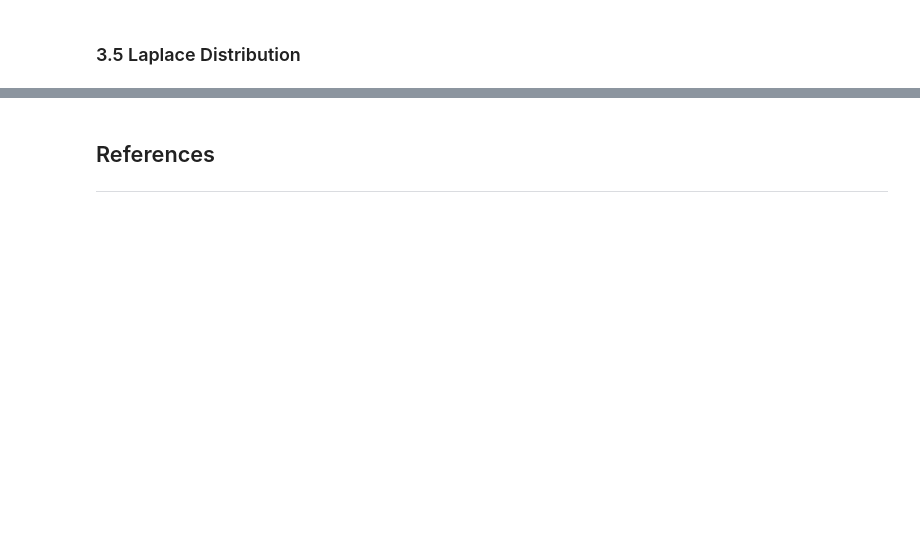
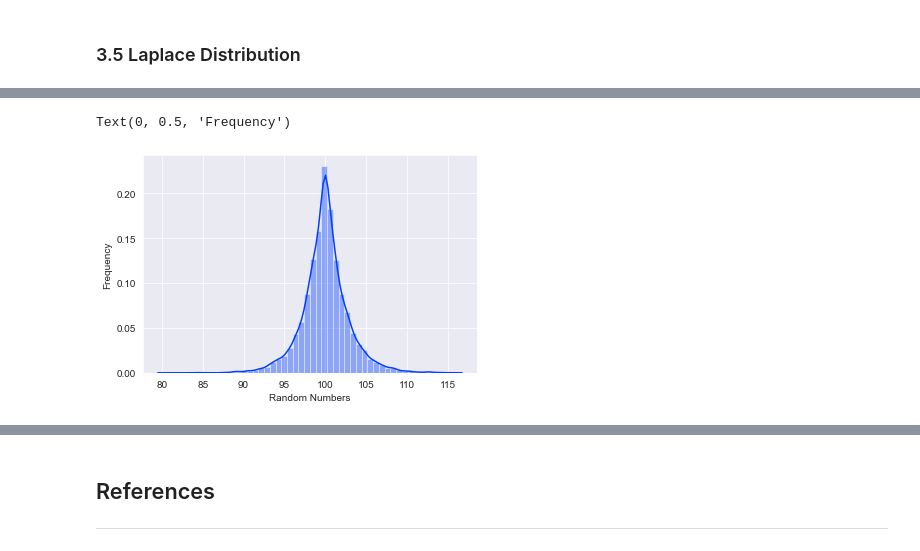
Before and after one commit to JPLee01/Programming_for_Data_Analysis-Assignment, a Jupyter notebook: Programming_for_Data_Analysis-Assignment.ipynb, the cells around one changed output, grey strips where cells are left out. Drawn from its saved outputs; the diff is of its cells as text; code cells hidden in the pictures; blank space fills up the shorter version.

Commit message:
Finishing of Section 3. Code for Poisson Distribution needs to be relooked at.

```diff
--- a/Programming_for_Data_Analysis-Assignment.ipynb
+++ b/Programming_for_Data_Analysis-Assignment.ipynb
@@ -734,0 +726,12 @@ The hypergeometric distribution function will now be highlighted in the below ex
+# %%
+#Draw a laplace distribution from 10000 samples, a distribution peak centred on 100 and generate a exponential decay of 2
+loc, scale = 100., 2.
+x = np.random.laplace(loc, scale, size=10000)
+
+#Generate a distplot to visualise:
+sns.distplot(x)
+plt.xlabel("Random Numbers")
+plt.ylabel("Frequency")
+# %% [output]
+Text(0, 0.5, 'Frequency')
+[figure, added]
```
Also changed, not shown: parts of 38 cells of this notebook.
